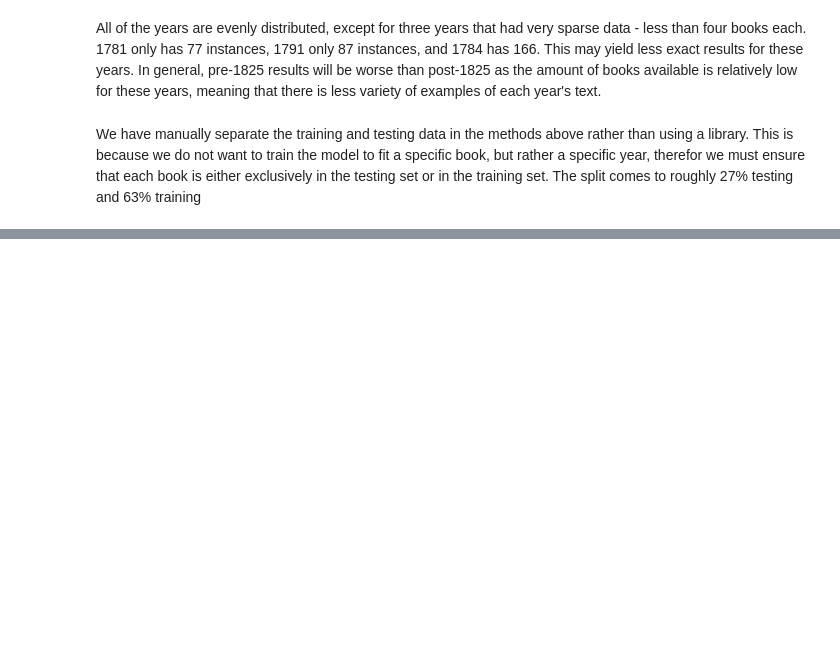
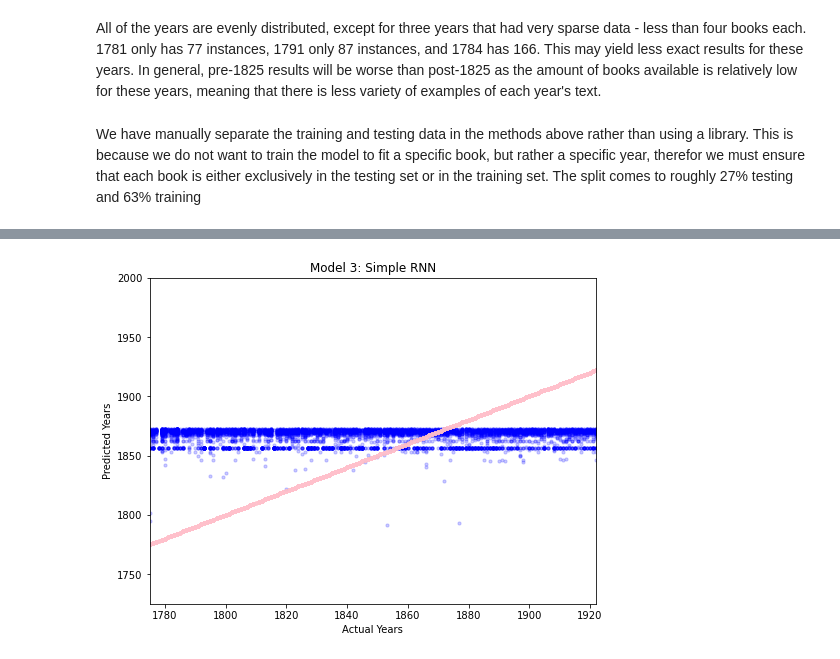
Before and after one commit to ronitronitronit/final, a Jupyter notebook: booksproject.ipynb, the cells around one changed output, grey strips where cells are left out. Cells and saved outputs as stored; diff of their text form; code cells hidden in the pictures; blank space fills up the shorter version.

```diff
--- a/booksproject.ipynb
+++ b/booksproject.ipynb
@@ -609,4 +802,6 @@ history = model3.fit(
 # %%
-create_scatterplot(x_test, y_test, model3, "Model 2: Simple RNN")
+create_scatterplot(x_test, y_test, model3, "Model 3: Simple RNN")
+# %% [output]
+[figure, added]
 # %%
 get_MSE_and_MAE(model3, x_test)
```
Also changed, not shown: parts of 80 cells of this notebook.
